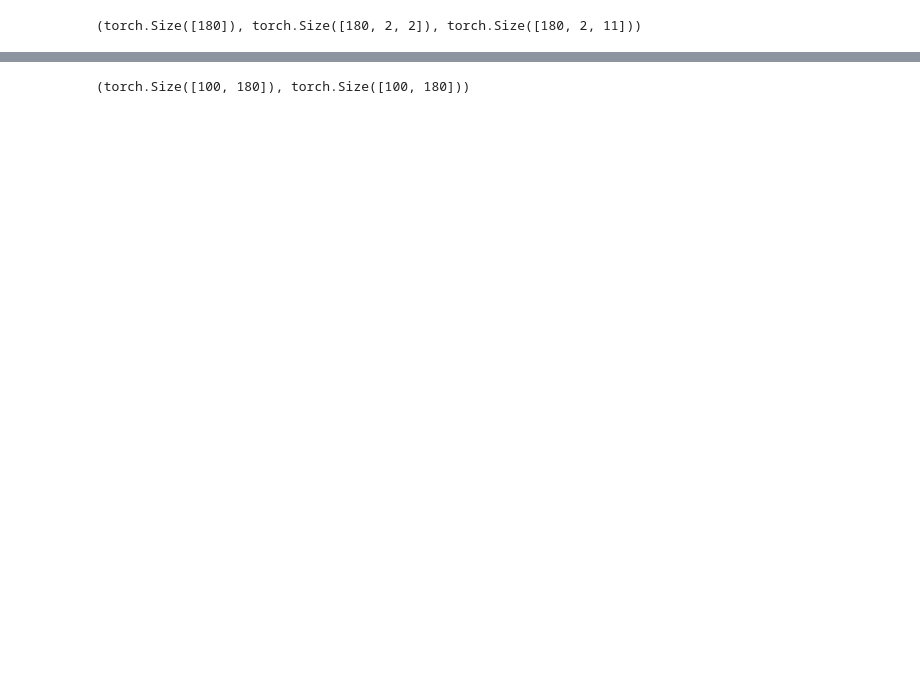
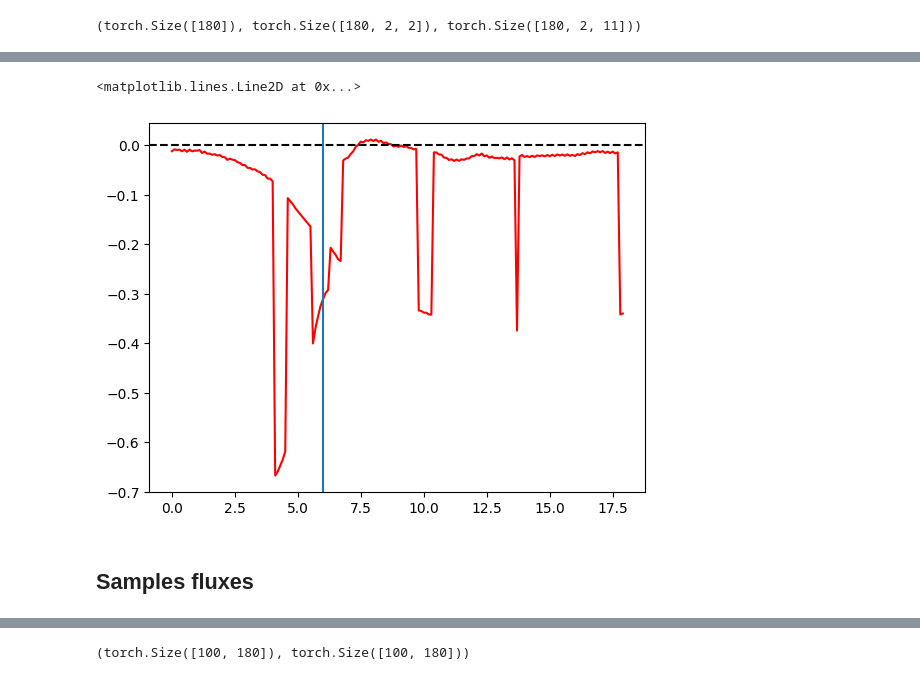
Before and after one commit to ismael-mendoza/bliss, a Jupyter notebook: experiment/notebooks/explore/new-results-toy1.ipynb, the cells around one changed output, grey strips where cells are left out. Cells and saved outputs as stored; diff of their text form; code cells hidden in the pictures; blank space fills up the shorter version.

```diff
--- a/experiment/notebooks/explore/new-results-toy1.ipynb
+++ b/experiment/notebooks/explore/new-results-toy1.ipynb
@@ -185,3 +297,15 @@ tensor([1, 1, 1, 1, 1, 1, 1, 1, 1, 1, 1, 1, 1, 1, 1, 1, 1, 1, 1, 1, 1, 1, 1, 1,
+# %%
+y1 = f1_map + f2_map
+y2 = true_fluxes[:, 0, 0] + true_fluxes[:, 1, 0]
+y = (y1 - y2)  / y2
+plt.plot(seps, y, 'r')
+plt.axhline(0.0, color='k', linestyle='--')
+plt.axvline(6.0,)
+# %% [output]
+<matplotlib.lines.Line2D at 0x...>
+[figure, added]
+# %% [markdown]
+## Samples fluxes
 # %%
 samples = detection.sample(images.to(device), n_samples=100)
 samples = {k:v.to('cpu') for k,v in samples.items()}
```
Also changed, not shown: parts of 43 cells of this notebook.
